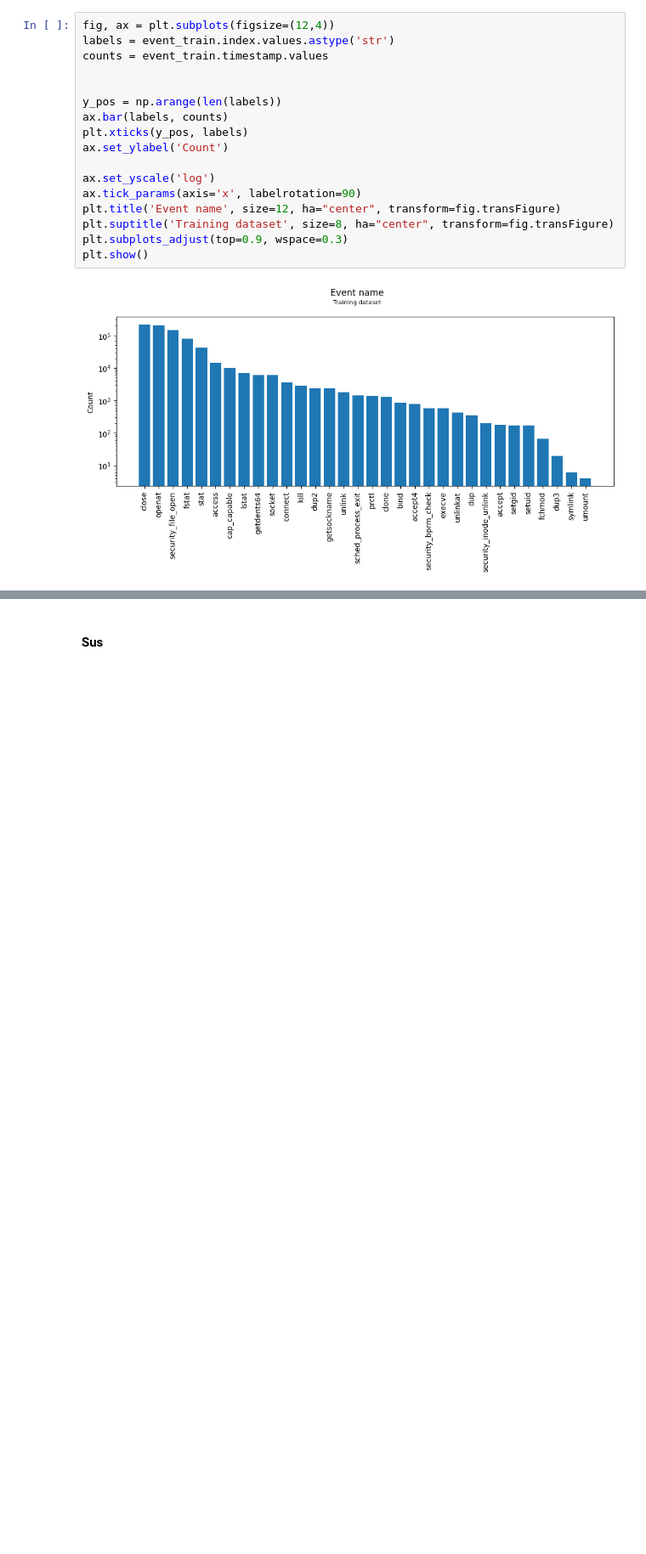
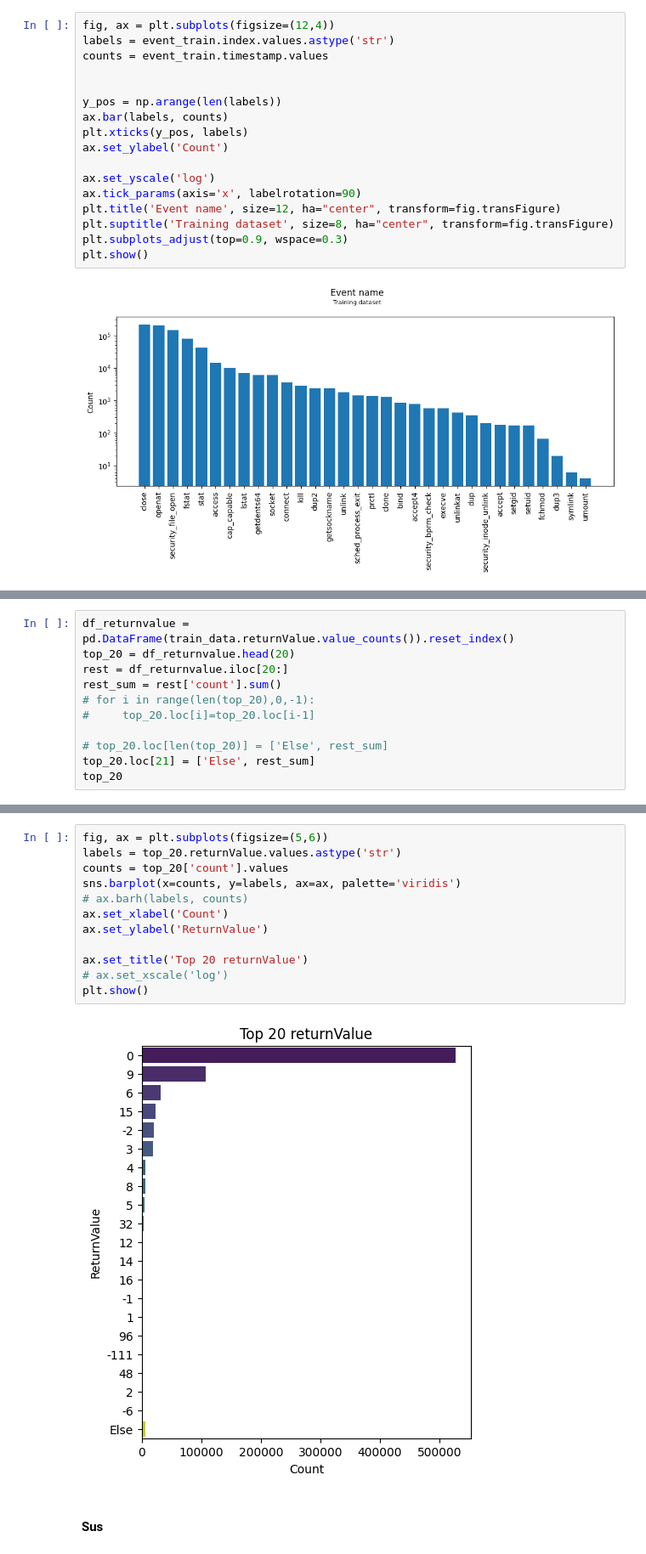
Before and after one commit to moryba/Beth-project, a Jupyter notebook: Data analysis/data analysis.ipynb, the cells around one changed output, grey strips where cells are left out. Shown at 85% size. Saved outputs shown, nothing was run; the diff lists cells and outputs as text; blank space fills up the shorter version.

```diff
--- a/Data analysis/data analysis.ipynb
+++ b/Data analysis/data analysis.ipynb
@@ -457,0 +508,11 @@ plt.show()
+# %%
+df_returnvalue = pd.DataFrame(train_data.returnValue.value_counts()).reset_index()
+top_20 = df_returnvalue.head(20)
+rest = df_returnvalue.iloc[20:]
+rest_sum = rest['count'].sum()
+# for i in range(len(top_20),0,-1):
+#     top_20.loc[i]=top_20.loc[i-1]
+
+# top_20.loc[len(top_20)] = ['Else', rest_sum]
+top_20.loc[21] = ['Else', rest_sum]
+top_20
@@ -458,3 +537,17 @@ plt.show()
+# %%
+fig, ax = plt.subplots(figsize=(5,6))
+labels = top_20.returnValue.values.astype('str')
+counts = top_20['count'].values
+sns.barplot(x=counts, y=labels, ax=ax, palette='viridis')
+# ax.barh(labels, counts)
+ax.set_xlabel('Count')
+ax.set_ylabel('ReturnValue')
+
+ax.set_title('Top 20 returnValue')
+# ax.set_xscale('log')
+plt.show()
+# %% [output]
+[figure, added]
 # %% [markdown]
 #### Sus
 # %%
```
Also changed, not shown: parts of 5 cells of this notebook, 2 other files.
